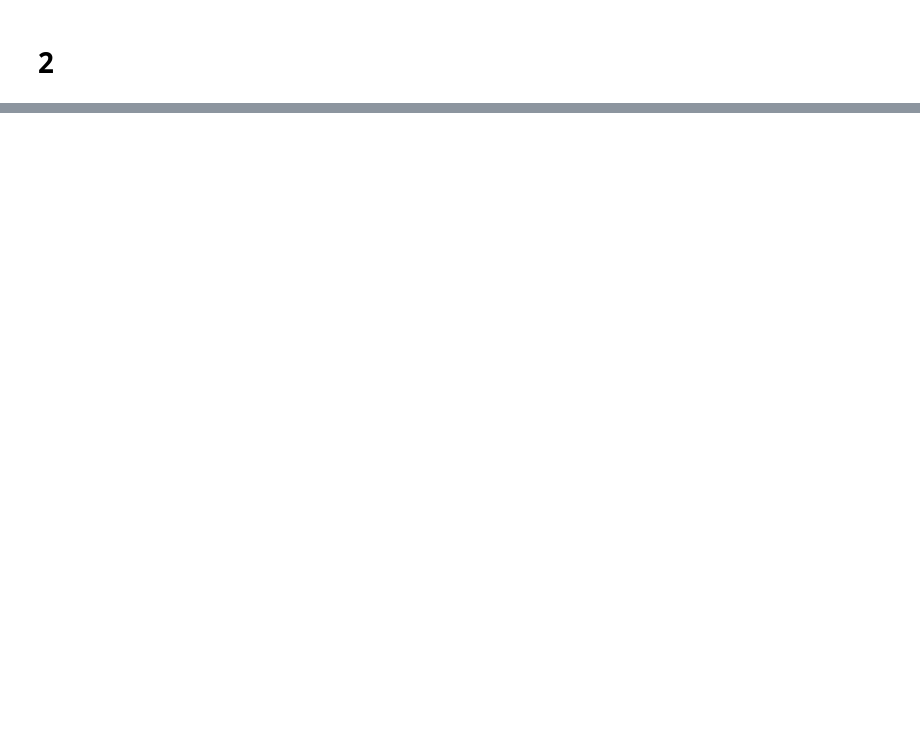
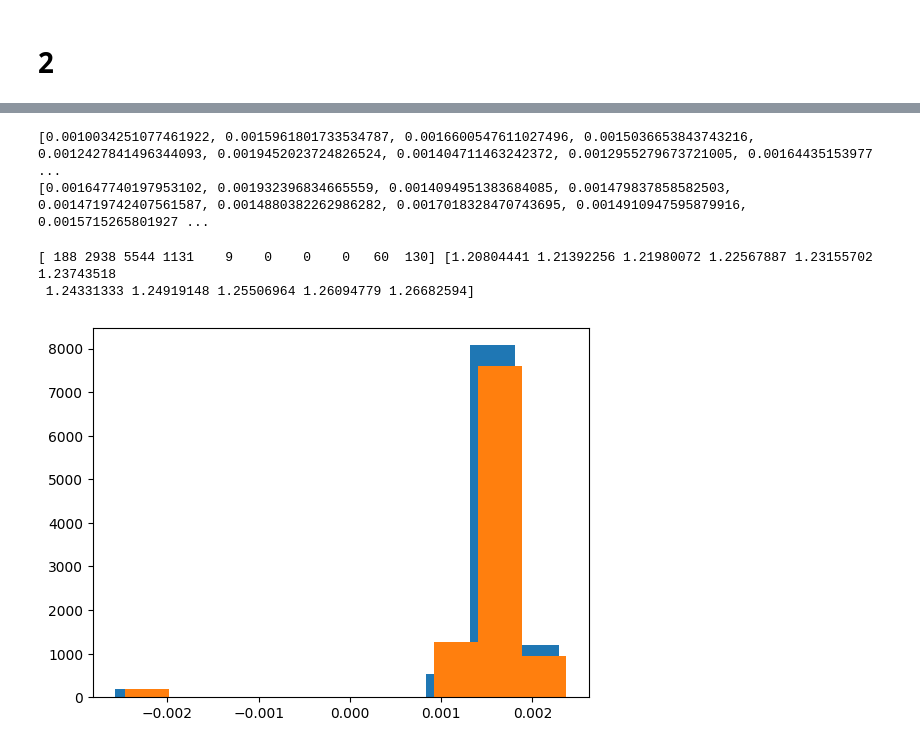
Before and after one commit to 21repierre/projet_safe, a Jupyter notebook: main.ipynb, the cells around one changed output, grey strips where cells are left out. Saved outputs shown, nothing was run; the diff lists cells and outputs as text; code cells hidden in the pictures; blank space fills up the shorter version.

```diff
--- a/main.ipynb
+++ b/main.ipynb
@@ -95,0 +178,50 @@ print(f"{len(np.where(test_orig.flatten() == barcodeAOri.flatten())[0]) / 50 / 5
+# %%
+def relative_entropy(image, origin):
+    imageFlat = image.flatten()
+    originFlat = origin.flatten()
+    N = len(originFlat)
+    summ = 0
+    for i in range(N):
+        if originFlat[i] == 0:  # black
+            summ += ((1 - Pbw) * f(imageFlat[i], mu1, sigma1) + Pbw * f(imageFlat[i], mu2, sigma2)) * np.log2(
+                ((1 - Pbw) * f(imageFlat[i], mu1, sigma1) + Pbw * f(imageFlat[i], mu2, sigma2)) / f(imageFlat[i], mu1,
+                                                                                                    sigma1))
+        elif originFlat[i] == 255:
+            summ += ((1 - Pwb) * f(imageFlat[i], mu2, sigma2) + Pwb * f(imageFlat[i], mu1, sigma1)) * np.log2(
+                ((1 - Pwb) * f(imageFlat[i], mu2, sigma2) + Pwb * f(imageFlat[i], mu1, sigma1)) / f(imageFlat[i], mu2,
+                                                                                                    sigma2))
+    return summ
+# %%
+goods = []
+goodsEnt = []
+orrrrrr = imread(f"BarcodesA/OriginalCode.pgm")
+for i in trange(1, 10001):
+    img = imread(f"BarcodesA/2Dbarcode{i}.pgm")
+    lm = calcLambda(img, orrrrrr)
+    goods.append(lm)
+    goodsEnt.append(relative_entropy(img, orrrrrr))
+
+fakes = []
+fakesEnt = []
+for i in trange(1, 10001):
+    img = imread(f"BarcodesF/2Dbarcode{i}.pgm")
+    lm = calcLambda(img, orrrrrr)
+    fakes.append(lm)
+    fakesEnt.append(relative_entropy(img, orrrrrr))
+# %%
+print(goodsEnt[:10])
+print(fakesEnt[:10])
+# %% [output]
+[0.0010034251077461922, 0.0015961801733534787, 0.0016600547611027496, 0.0015036653843743216, 0.0012427841496344093, 0.0019452023724826524, 0.001404711463242372, 0.0012955279673721005, 0.00164435153977 ...
+[0.001647740197953102, 0.001932396834665559, 0.0014094951383684085, 0.001479837858582503, 0.0014719742407561587, 0.0014880382262986282, 0.0017018328470743695, 0.0014910947595879916, 0.0015715265801927 ...
+# %%
+a, counts = np.histogram(fakes)
+print(a, counts)
+
+plt.hist(goodsEnt)
+plt.hist(fakesEnt)
+plt.show()
+# %% [output]
+[ 188 2938 5544 1131    9    0    0    0   60  130] [1.20804441 1.21392256 1.21980072 1.22567887 1.23155702 1.23743518
+ 1.24331333 1.24919148 1.25506964 1.26094779 1.26682594]
+[figure, added]
```
Also changed, not shown: parts of 7 cells of this notebook.
